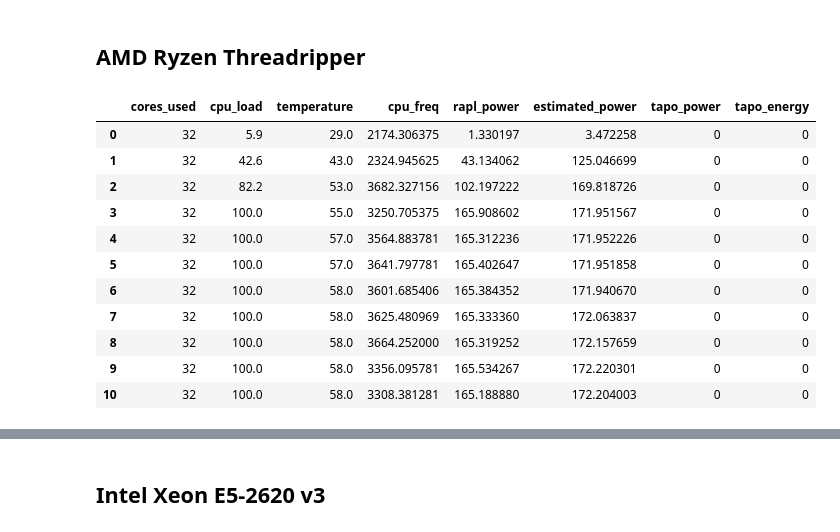
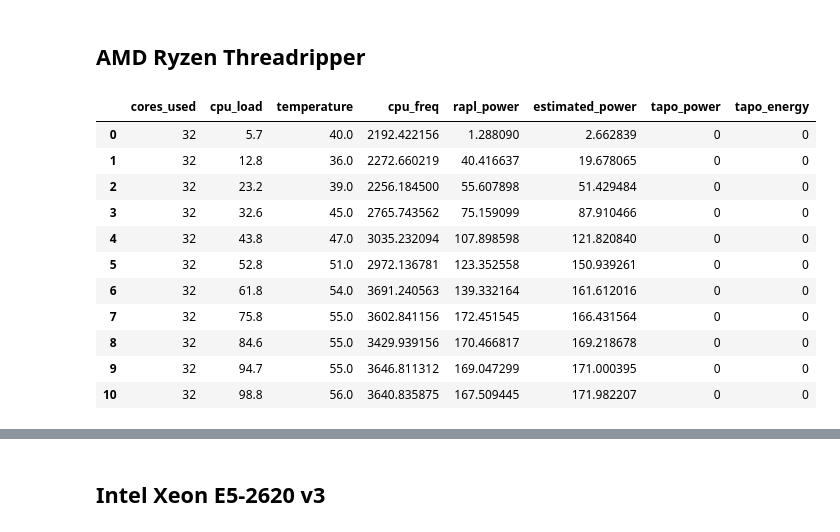
Before and after one commit to mlco2/codecarbon, a Jupyter notebook: examples/compare_cpu_load_and_RAPL.ipynb, the cells around one changed output, grey strips where cells are left out. Cells and saved outputs as stored; diff of their text form; code cells hidden in the pictures.

```diff
--- a/examples/compare_cpu_load_and_RAPL.ipynb
+++ b/examples/compare_cpu_load_and_RAPL.ipynb
@@ -5,6 +5,7 @@ import pandas as pd
 # %%
 def get_df(csv):
     df = pd.read_csv(csv)
+    df = df.sort_values(by='cpu_load')
     return df
 
 def display_df(df):
@@ -65,22 +66,22 @@ plot(df_some_cores)
 # %% [markdown]
 ## AMD Ryzen Threadripper
 # %%
-csv = '../codecarbon/data/hardware/cpu_load_profiling/AMD_Threadripper/compare_cpu_load_and_RAPL-all_cores-AMD_Ryzen_Threadripper_1950X_16-Core_Processor-2025-01-10.csv'
+csv = '../codecarbon/data/hardware/cpu_load_profiling/AMD_Threadripper/compare_cpu_load_and_RAPL-all_cores-AMD_Ryzen_Threadripper_1950X_16-Core_Processor-2025-01-14.csv'
 df_all_cores = get_df(csv)
 display_df(df_all_cores)
 # %% [output]
 |  | cores_used | cpu_load | temperature | cpu_freq | rapl_power | estimated_power | tapo_power | tapo_energy |
-| 0 | 32 | 5.9 | 29.0 | 2174.306375 | 1.330197 | 3.472258 | 0 | 0 |
-| 1 | 32 | 42.6 | 43.0 | 2324.945625 | 43.134062 | 125.046699 | 0 | 0 |
-| 2 | 32 | 82.2 | 53.0 | 3682.327156 | 102.197222 | 169.818726 | 0 | 0 |
-| 3 | 32 | 100.0 | 55.0 | 3250.705375 | 165.908602 | 171.951567 | 0 | 0 |
-| 4 | 32 | 100.0 | 57.0 | 3564.883781 | 165.312236 | 171.952226 | 0 | 0 |
-| 5 | 32 | 100.0 | 57.0 | 3641.797781 | 165.402647 | 171.951858 | 0 | 0 |
-| 6 | 32 | 100.0 | 58.0 | 3601.685406 | 165.384352 | 171.940670 | 0 | 0 |
-| 7 | 32 | 100.0 | 58.0 | 3625.480969 | 165.333360 | 172.063837 | 0 | 0 |
-| 8 | 32 | 100.0 | 58.0 | 3664.252000 | 165.319252 | 172.157659 | 0 | 0 |
-| 9 | 32 | 100.0 | 58.0 | 3356.095781 | 165.534267 | 172.220301 | 0 | 0 |
-| 10 | 32 | 100.0 | 58.0 | 3308.381281 | 165.188880 | 172.204003 | 0 | 0 |
+| 0 | 32 | 5.7 | 40.0 | 2192.422156 | 1.288090 | 2.662839 | 0 | 0 |
+| 1 | 32 | 12.8 | 36.0 | 2272.660219 | 40.416637 | 19.678065 | 0 | 0 |
+| 2 | 32 | 23.2 | 39.0 | 2256.184500 | 55.607898 | 51.429484 | 0 | 0 |
+| 3 | 32 | 32.6 | 45.0 | 2765.743562 | 75.159099 | 87.910466 | 0 | 0 |
+| 4 | 32 | 43.8 | 47.0 | 3035.232094 | 107.898598 | 121.820840 | 0 | 0 |
+| 5 | 32 | 52.8 | 51.0 | 2972.136781 | 123.352558 | 150.939261 | 0 | 0 |
+| 6 | 32 | 61.8 | 54.0 | 3691.240563 | 139.332164 | 161.612016 | 0 | 0 |
+| 7 | 32 | 75.8 | 55.0 | 3602.841156 | 172.451545 | 166.431564 | 0 | 0 |
+| 8 | 32 | 84.6 | 55.0 | 3429.939156 | 170.466817 | 169.218678 | 0 | 0 |
+| 9 | 32 | 94.7 | 55.0 | 3646.811312 | 169.047299 | 171.000395 | 0 | 0 |
+| 10 | 32 | 98.8 | 56.0 | 3640.835875 | 167.509445 | 171.982207 | 0 | 0 |
 # %%
 plot(df_all_cores)
 # %% [output]
```
Also changed, not shown: parts of 4 cells of this notebook, 1 other file.
